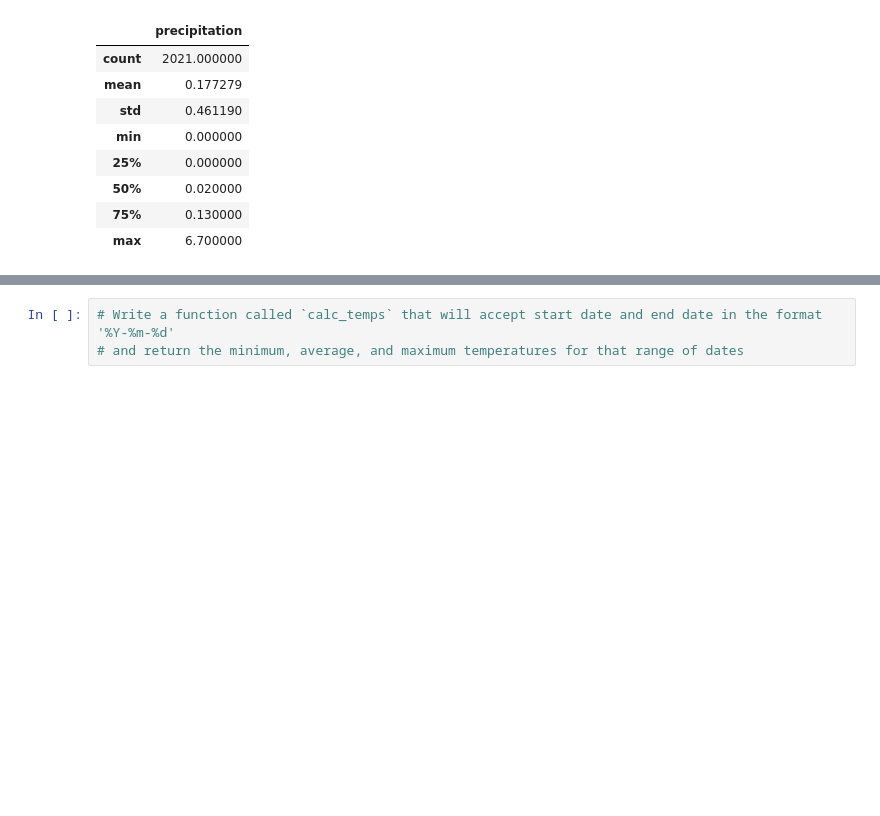
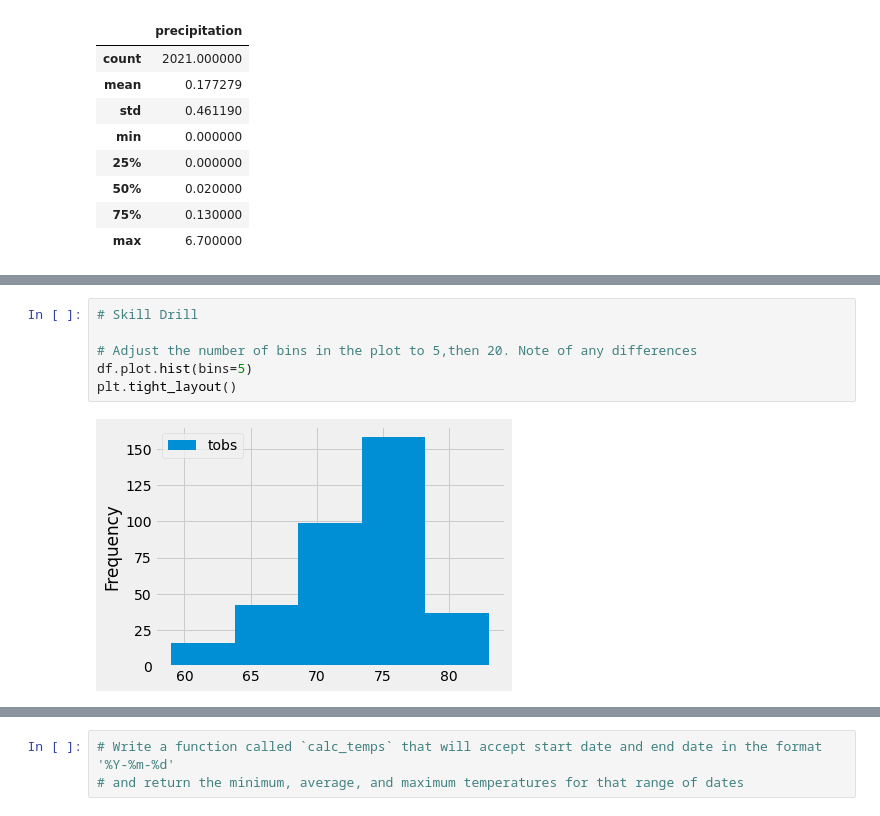
Before and after one commit to CLHollis/Surfs_Up, a Jupyter notebook: climate_analysis.ipynb, the cells around one changed output, grey strips where cells are left out. Saved outputs shown, nothing was run; the diff lists cells and outputs as text; blank space fills up the shorter version.

```diff
--- a/climate_analysis.ipynb
+++ b/climate_analysis.ipynb
@@ -172,0 +245,8 @@ df.describe()
+# %%
+# Skill Drill
+
+# Adjust the number of bins in the plot to 5,then 20. Note of any differences
+df.plot.hist(bins=5)
+plt.tight_layout()
+# %% [output]
+[figure, added]
```
Also changed, not shown: parts of 15 cells of this notebook.
